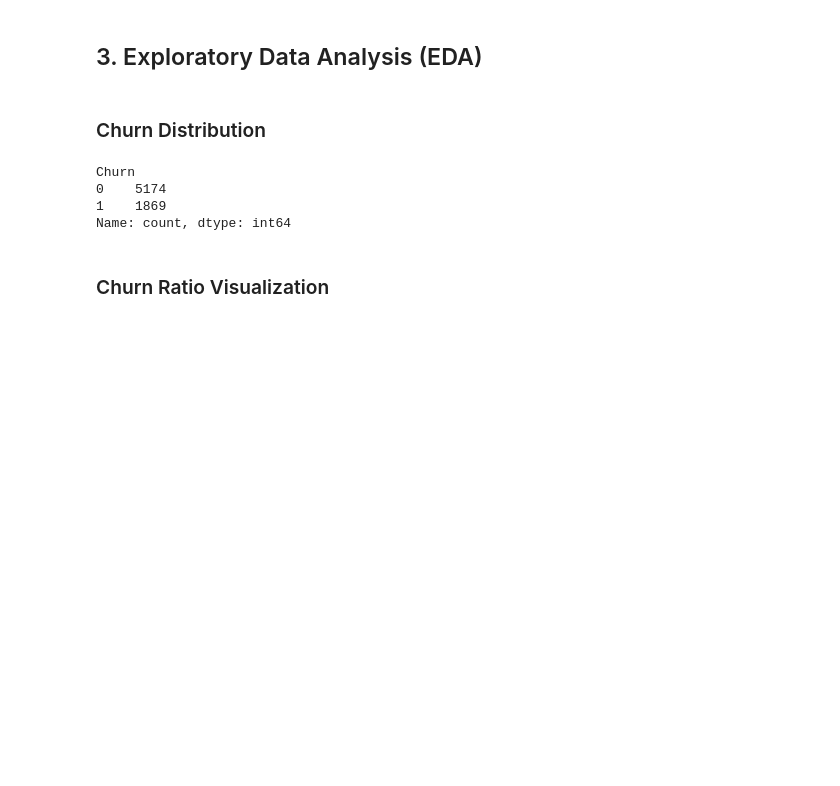
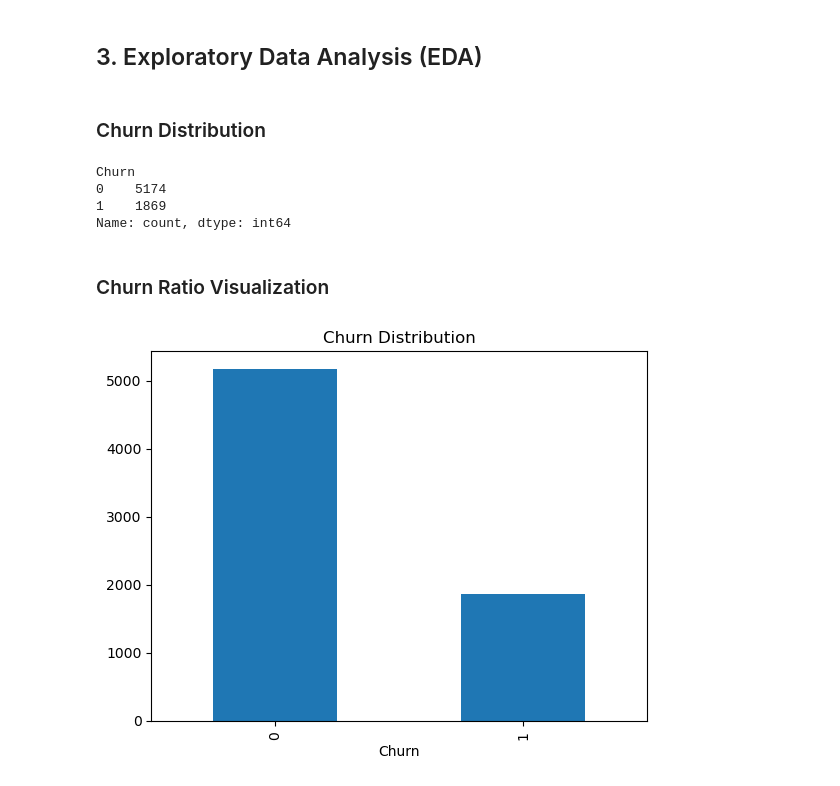
Before and after one commit to Alamin-refat/customer-churn-prediction, a Jupyter notebook: telco_churn.ipynb, the cells around one changed output. Saved outputs shown, nothing was run; the diff lists cells and outputs as text; code cells hidden in the pictures; blank space fills up the shorter version.

Commit message:
churn ratio visualization

```diff
--- a/telco_churn.ipynb
+++ b/telco_churn.ipynb
@@ -177,3 +177,11 @@ Churn
 Name: count, dtype: int64
 # %% [markdown]
 ### Churn Ratio Visualization
+# %%
+import matplotlib.pyplot as plt
+
+df["Churn"].value_counts().plot(kind="bar")
+plt.title("Churn Distribution")
+plt.show()
+# %% [output]
+[figure, added]
```
